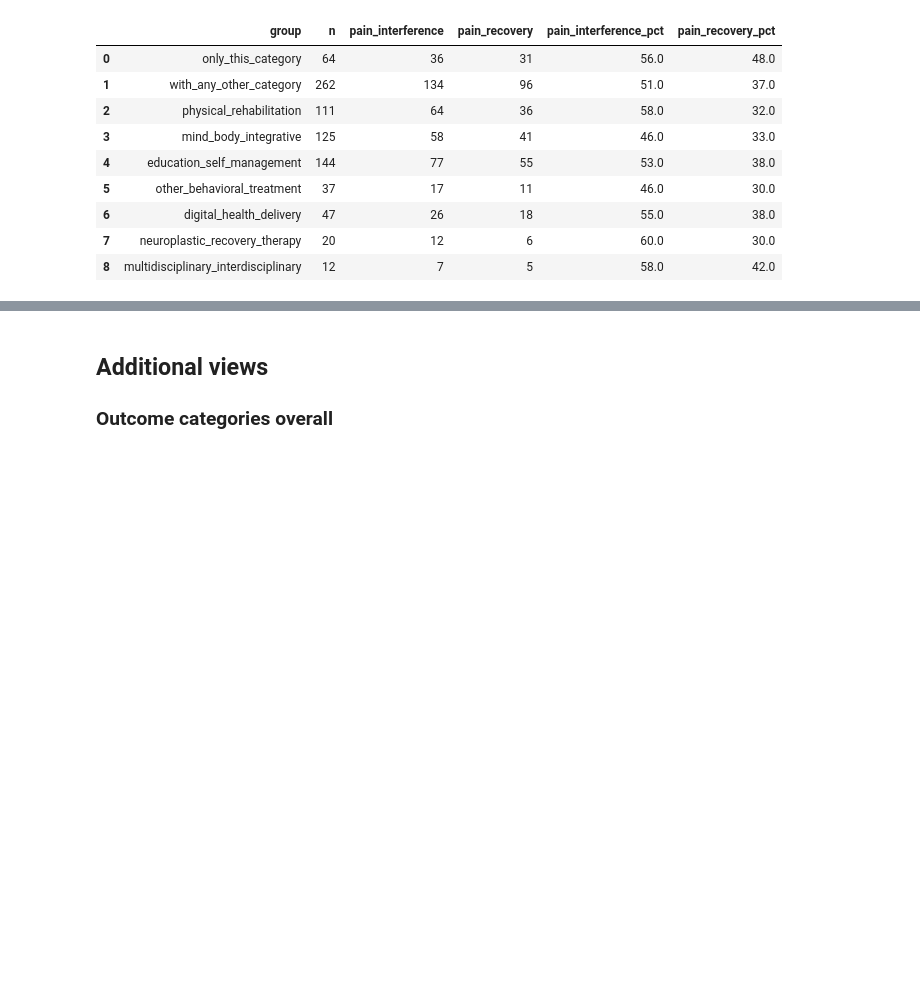
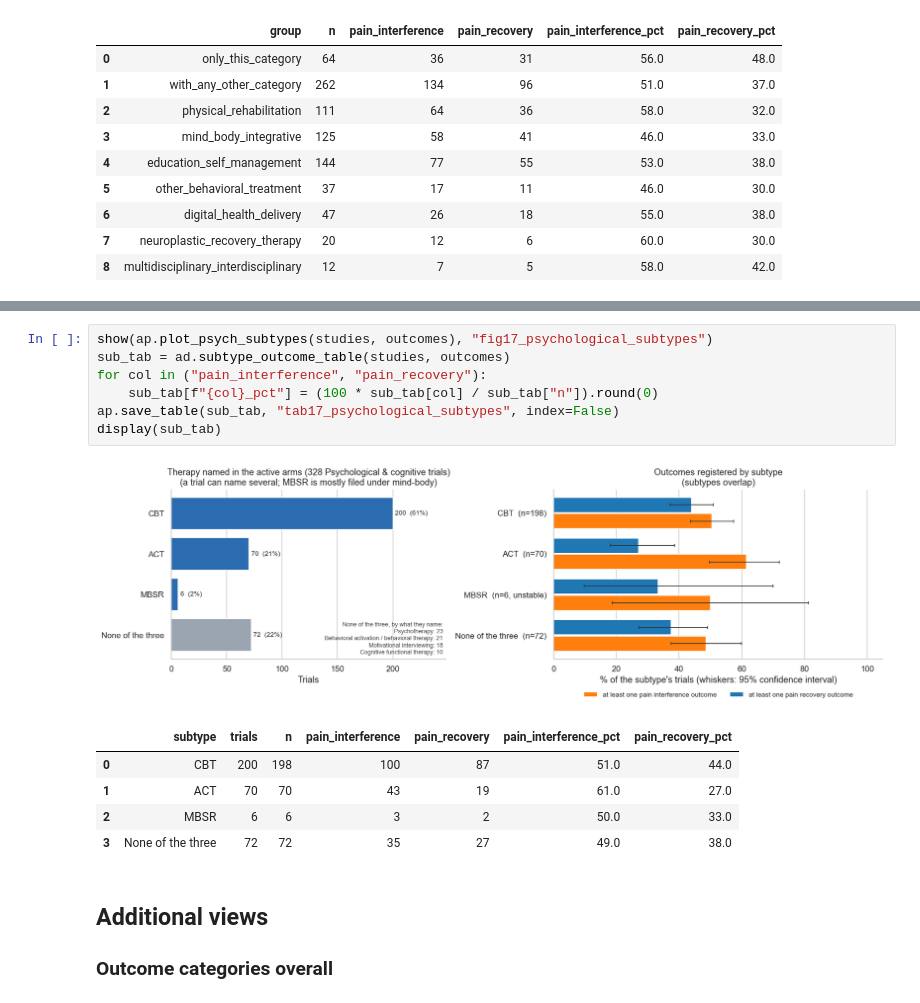
Before and after one commit to talmorya/primary-outcome-analysis, a Jupyter notebook: chronic_pain_condition_addition/analysis/outcome_analysis.ipynb, the cells around one changed output, grey strips where cells are left out. Saved outputs shown, nothing was run; the diff lists cells and outputs as text; blank space fills up the shorter version.

```diff
--- a/chronic_pain_condition_addition/analysis/outcome_analysis.ipynb
+++ b/chronic_pain_condition_addition/analysis/outcome_analysis.ipynb
@@ -274,3 +308,17 @@ display(tab)
+# %%
+show(ap.plot_psych_subtypes(studies, outcomes), "fig17_psychological_subtypes")
+sub_tab = ad.subtype_outcome_table(studies, outcomes)
+for col in ("pain_interference", "pain_recovery"):
+    sub_tab[f"{col}_pct"] = (100 * sub_tab[col] / sub_tab["n"]).round(0)
+ap.save_table(sub_tab, "tab17_psychological_subtypes", index=False)
+display(sub_tab)
+# %% [output]
+[figure, added]
+|  | subtype | trials | n | pain_interference | pain_recovery | pain_interference_pct | pain_recovery_pct |
+| 0 | CBT | 200 | 198 | 100 | 87 | 51.0 | 44.0 |
+| 1 | ACT | 70 | 70 | 43 | 19 | 61.0 | 27.0 |
+| 2 | MBSR | 6 | 6 | 3 | 2 | 50.0 | 33.0 |
+| 3 | None of the three | 72 | 72 | 35 | 27 | 49.0 | 38.0 |
 # %% [markdown]
 ## Additional views
 
```
Also changed, not shown: parts of 3 cells of this notebook, 55 other files.
